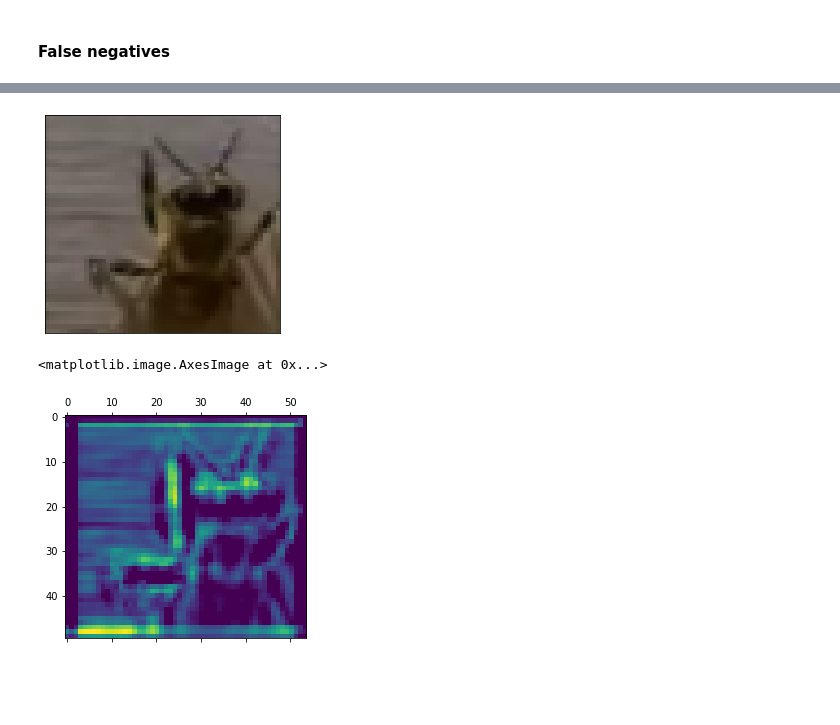
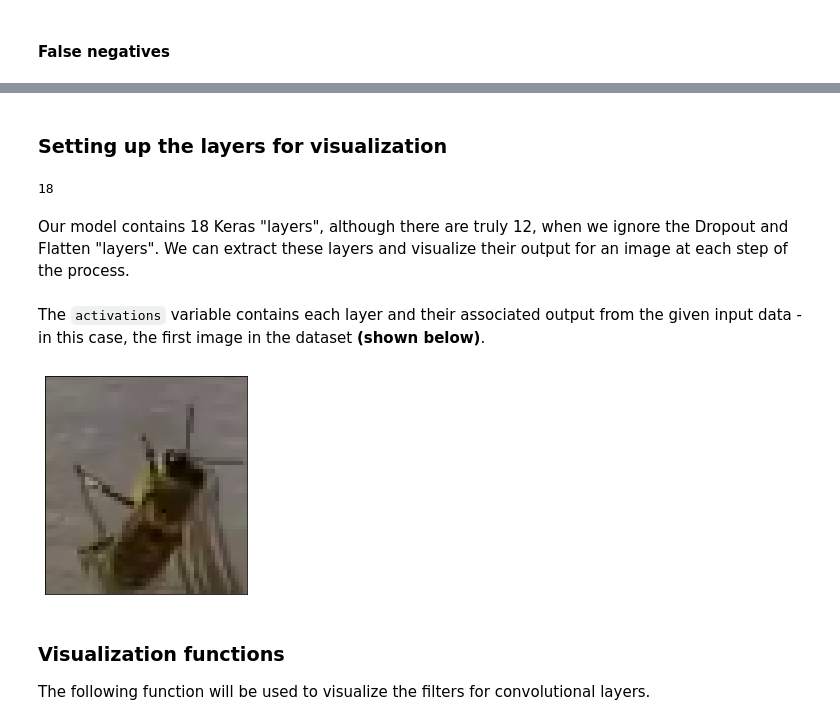
Before and after one commit to Shaddyjr/bee-image-classifier, a Jupyter notebook: code/project_notebook.ipynb, the cells around one changed output, grey strips where cells are left out. Saved outputs shown, nothing was run; the diff lists cells and outputs as text; code cells hidden in the pictures; blank space fills up the shorter version.

```diff
--- a/code/project_notebook.ipynb
+++ b/code/project_notebook.ipynb
@@ -329,7 +333,10 @@ def show_image(image, ax = plt, title = None, show_size = False):
     '''Plots a given np.array image'''
     ax.imshow(image)
     if title:
-        ax.set_title(title)
+        if ax == plt:
+            plt.title(title)
+        else:
+            ax.set_title(title)
     if not show_size:
         ax.tick_params(bottom = False, left = False, labelbottom = False, labelleft = False)
 # %%
@@ -1190 +1186,10 @@ This model performed at nearly the same accuracy as the previous Rotation + Mirr
+# %% [markdown]
+### Setting up the layers for visualization
+# %%
+classifier = best_original_model["best_model"]
+len(classifier.layers)
+# %% [output]
+18
+# %% [markdown]
+Our model contains 18 Keras "layers", although there are truly 12, when we ignore the Dropout and Flatten "layers". We can extract these layers and visualize their output for an image at each step of the process.
 # %%
@@ -1198,9 +1201,9 @@ activations = activation_model.predict(sample_img_store.images_for_display[:10])
+# %% [markdown]
+The `activations` variable contains each layer and their associated output from the given input data - in this case, the first image in the dataset __(shown below)__.
 # %%
-show_image(sample_img_store.images_for_display[3])
+show_image(sample_img_store.images_for_display[0])
 # %% [output]
-[figure, old version]
+[figure, new version]
-# %%
-plt.matshow(activations[0][3, :, :, 9])
-# %% [output]
-<matplotlib.image.AxesImage at 0x...>
-[figure, removed]
+# %% [markdown]
+### Visualization functions
+The following function will be used to visualize the filters for convolutional layers.
```
Also changed, not shown: parts of 54 cells of this notebook, 1 other file.
